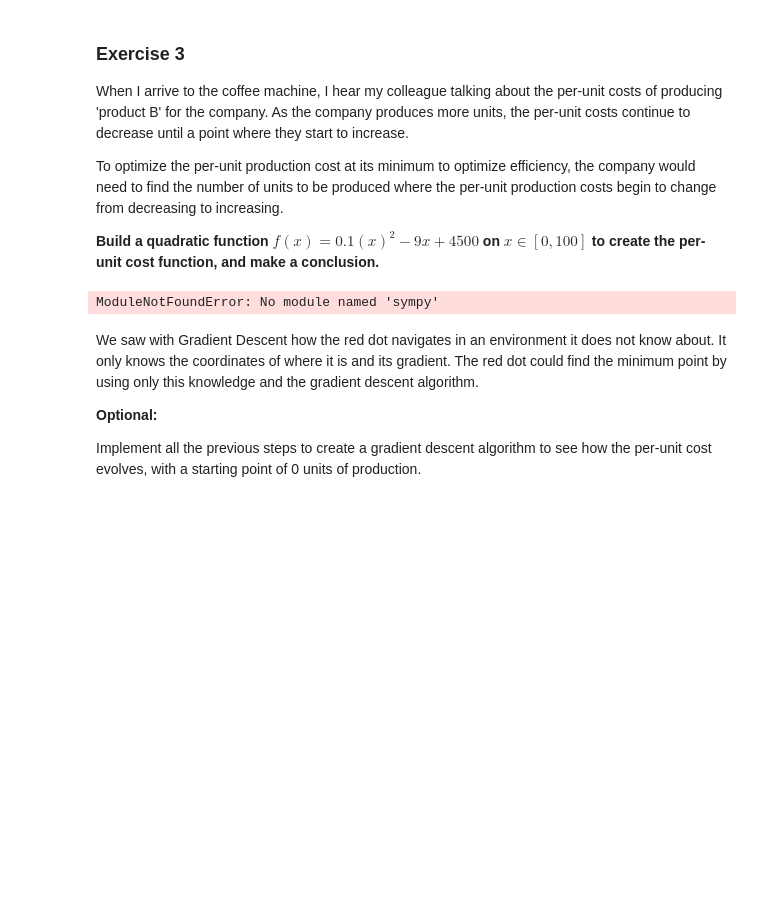
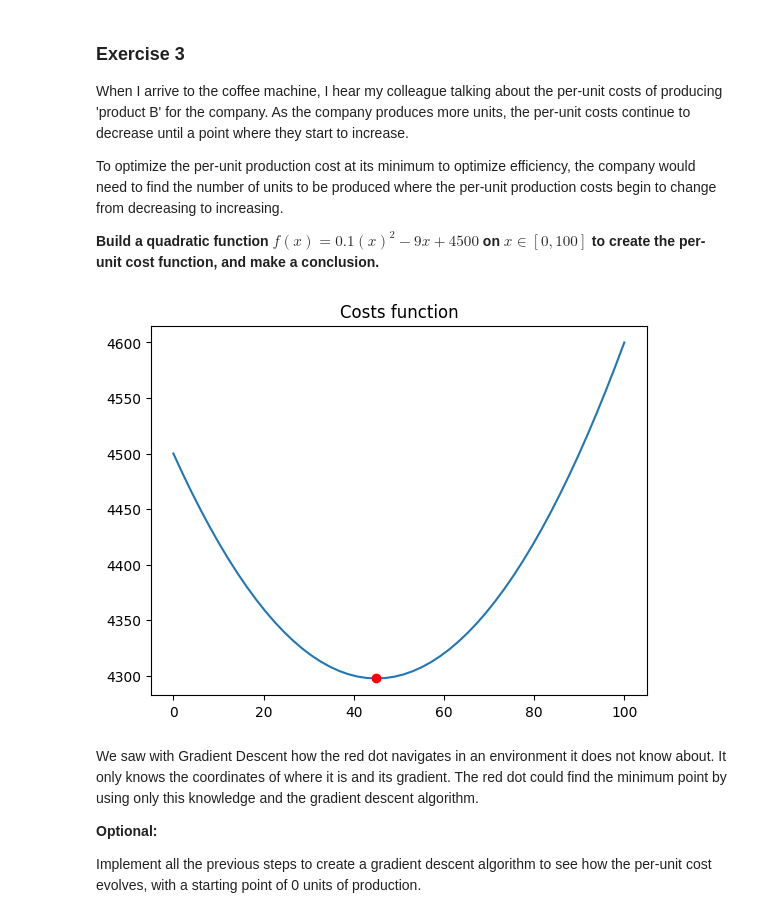
Before and after one commit to pdeleonsoria/calculus-and-algebra-problems-with-python, a Jupyter notebook: notebook/problems.ipynb, the cells around one changed output. Drawn from its saved outputs; the diff is of its cells as text; code cells hidden in the pictures; blank space fills up the shorter version.

```diff
--- a/notebook/problems.ipynb
+++ b/notebook/problems.ipynb
@@ -309,34 +309,28 @@ To optimize the per-unit production cost at its minimum to optimize efficiency,
 
 **Build a quadratic function $f(x)=0.1(x)^2−9x +4500$ on $x∈[0,100]$ to create the per-unit cost function, and make a conclusion.**
 # %%
-
-#Prueba
-import sympy as sy
-x= symbols("x")
-func1= 0.1*(x)**2 -9*x + 4500
-sy.solve(func1, x)
 
 # Define and plot the function
 def costes (x):
     return 0.1*(x)**2 -9*x + 4500
 
 units = np.linspace(0,100)
 
 costes(units)
 
 coste = costes(units)
 
 
 min_x = 9/(2*0.1)
 
 minimo_y = costes(min_x)
 
 plt.plot(units, coste)
 plt.plot(min_x, minimo_y,"ro" )
 plt.title("Costs function")
 plt.show()
 # %% [output]
-ModuleNotFoundError: No module named 'sympy'
+[figure, added]
 # %% [markdown]
 We saw with Gradient Descent how the red dot navigates in an environment it does not know about. It only knows the coordinates of where it is and its gradient. The red dot could find the minimum point by using only this knowledge and the gradient descent algorithm.
 
```
Also changed, not shown: parts of 7 cells of this notebook.
